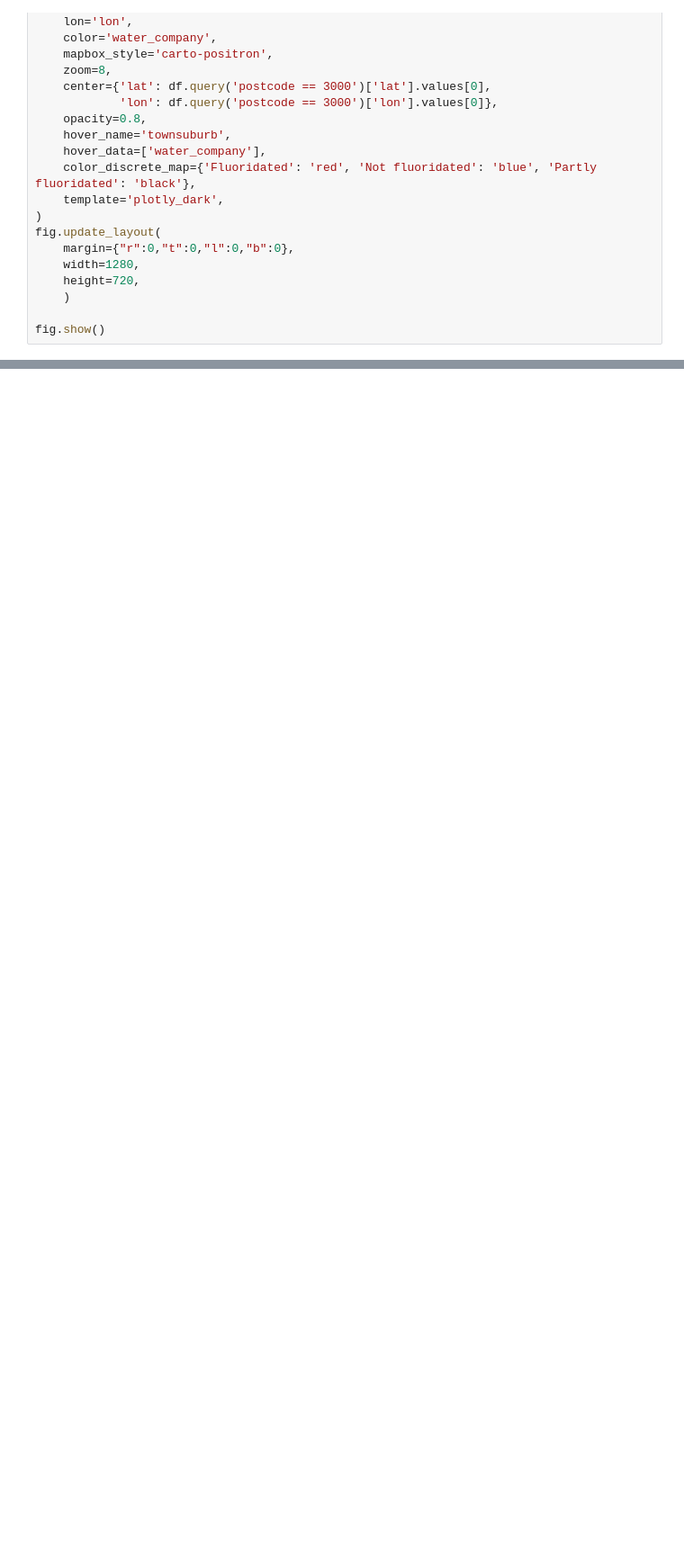
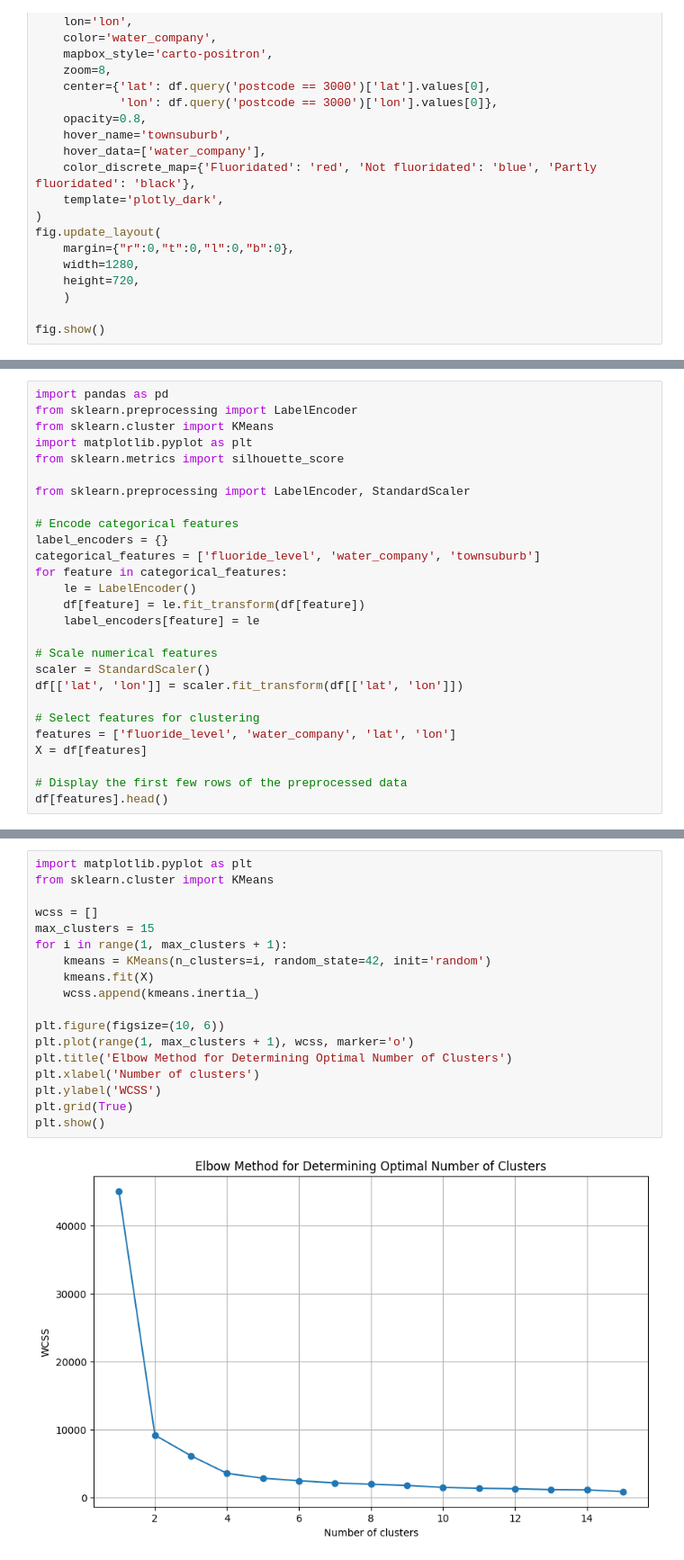
Before and after one commit to tienphatnguyendev/machine-learning-docs, a Jupyter notebook: clustering/notebooks/clustering.ipynb, the cells around one changed output, grey strips where cells are left out. Shown at 90% size. Cells and saved outputs as stored; diff of their text form; blank space fills up the shorter version.

Commit message:
Add clustering evaluation metrics

```diff
--- a/clustering/notebooks/clustering.ipynb
+++ b/clustering/notebooks/clustering.ipynb
@@ -351,0 +229,27 @@ Purity score: 0.7431539187913125
+# %%
+import pandas as pd
+from sklearn.preprocessing import LabelEncoder
+from sklearn.cluster import KMeans
+import matplotlib.pyplot as plt
+from sklearn.metrics import silhouette_score
+
+from sklearn.preprocessing import LabelEncoder, StandardScaler
+
+# Encode categorical features
+label_encoders = {}
+categorical_features = ['fluoride_level', 'water_company', 'townsuburb']
+for feature in categorical_features:
+    le = LabelEncoder()
+    df[feature] = le.fit_transform(df[feature])
+    label_encoders[feature] = le
+
+# Scale numerical features
+scaler = StandardScaler()
+df[['lat', 'lon']] = scaler.fit_transform(df[['lat', 'lon']])
+
+# Select features for clustering
+features = ['fluoride_level', 'water_company', 'lat', 'lon']
+X = df[features]
+
+# Display the first few rows of the preprocessed data
+df[features].head()
@@ -351,0 +263,20 @@ Purity score: 0.7431539187913125
+# %%
+import matplotlib.pyplot as plt
+from sklearn.cluster import KMeans
+
+wcss = []
+max_clusters = 15
+for i in range(1, max_clusters + 1):
+    kmeans = KMeans(n_clusters=i, random_state=42, init='random')
+    kmeans.fit(X)
+    wcss.append(kmeans.inertia_)
+
+plt.figure(figsize=(10, 6))
+plt.plot(range(1, max_clusters + 1), wcss, marker='o')
+plt.title('Elbow Method for Determining Optimal Number of Clusters')
+plt.xlabel('Number of clusters')
+plt.ylabel('WCSS')
+plt.grid(True)
+plt.show()
+# %% [output]
+[figure, added]
```
Also changed, not shown: parts of 14 cells of this notebook, 3 other files.
